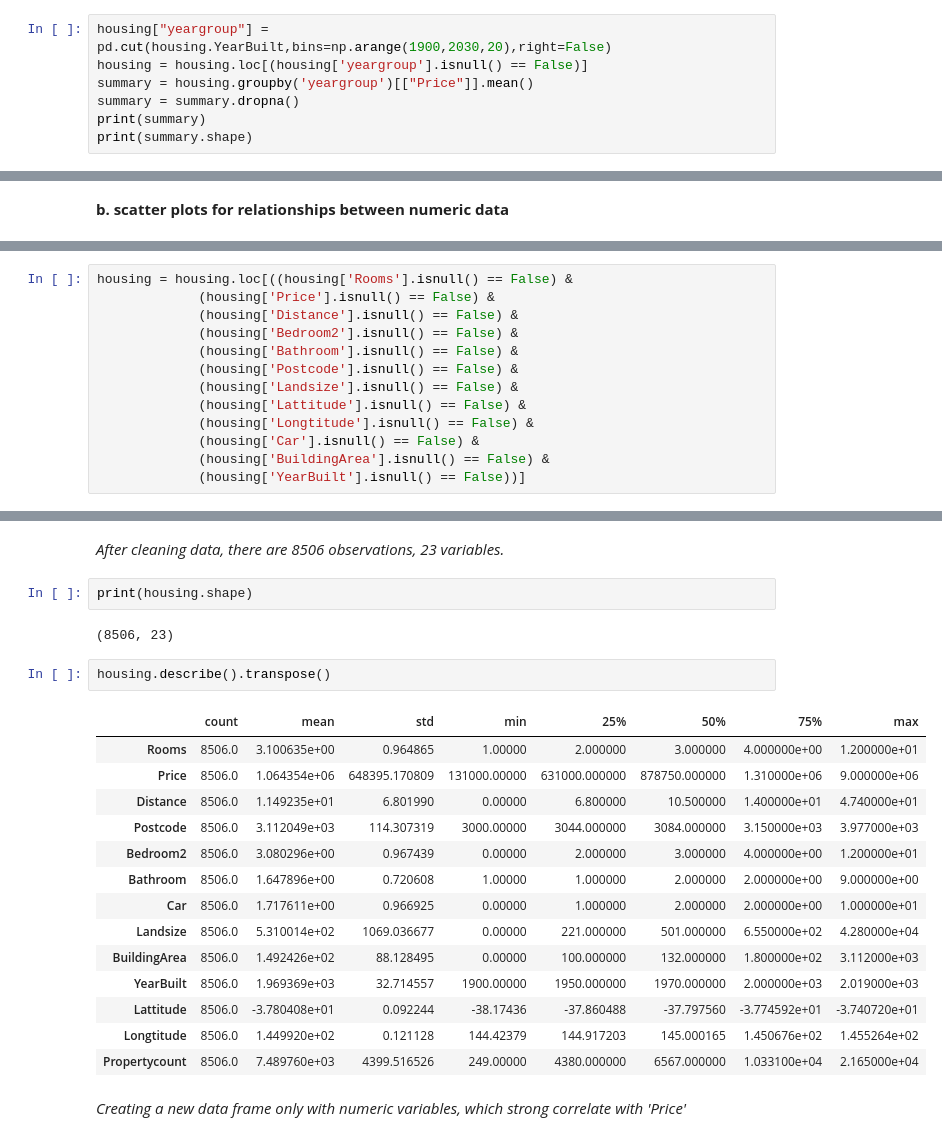
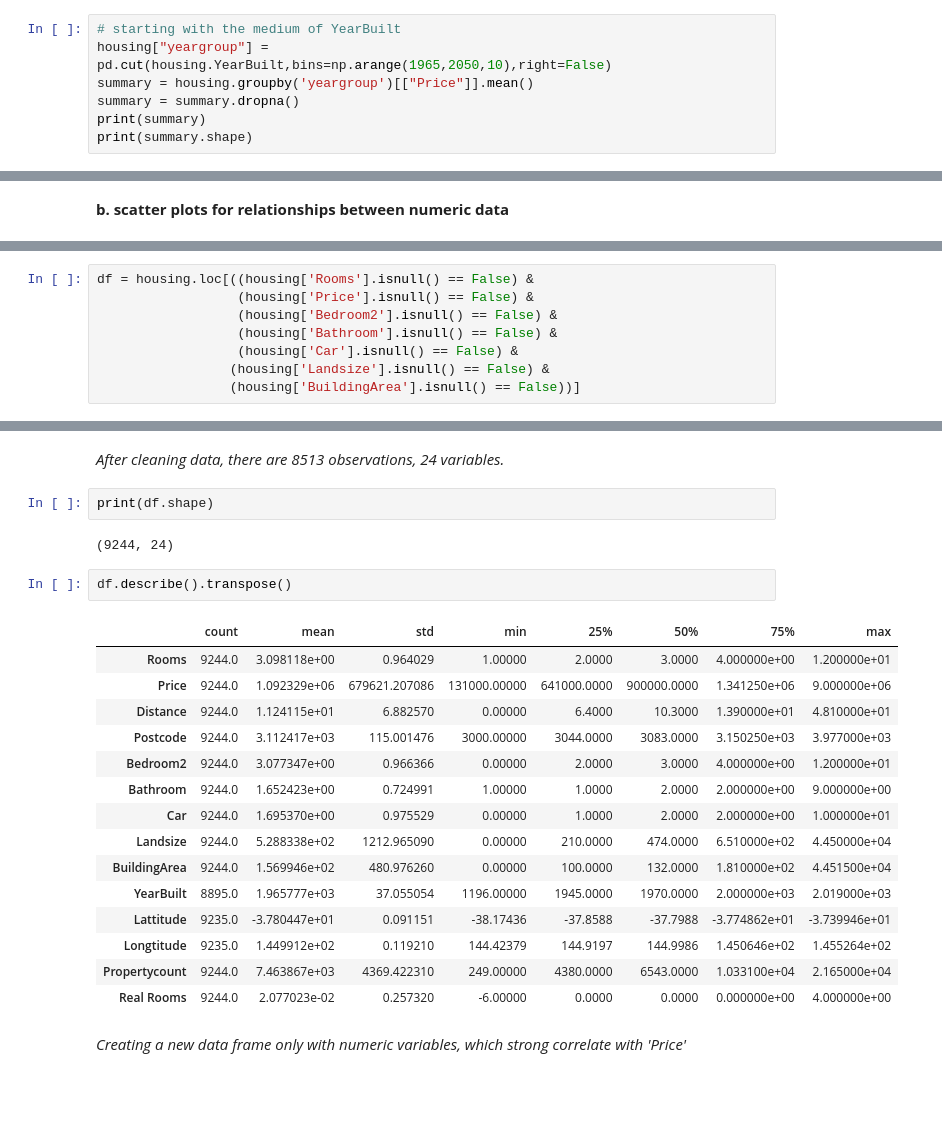
Before and after one commit to HuijunYan93/Data-Enthusiast, a Jupyter notebook: First Final Try.ipynb, the cells around one changed output, grey strips where cells are left out. Drawn from its saved outputs; the diff is of its cells as text; blank space fills up the shorter version.

```diff
--- a/First Final Try.ipynb
+++ b/First Final Try.ipynb
@@ -245,6 +261,6 @@ _Creating a new variable: 'yeargroup'_
 # %%
-housing["yeargroup"] = pd.cut(housing.YearBuilt,bins=np.arange(1900,2030,20),right=False)
-housing = housing.loc[(housing['yeargroup'].isnull() == False)]
+# starting with the medium of YearBuilt
+housing["yeargroup"] = pd.cut(housing.YearBuilt,bins=np.arange(1965,2050,10),right=False)
 summary = housing.groupby('yeargroup')[["Price"]].mean()
 summary = summary.dropna()
 print(summary)
@@ -348,13 +382,8 @@ _As usual, we delete the NA value in some variables, including 'Rooms','Price','
 # %%
-housing = housing.loc[((housing['Rooms'].isnull() == False) &
-             (housing['Price'].isnull() == False) &
-             (housing['Distance'].isnull() == False) &
-             (housing['Bedroom2'].isnull() == False) &
-             (housing['Bathroom'].isnull() == False) &
-             (housing['Postcode'].isnull() == False) &
-             (housing['Landsize'].isnull() == False) &
-             (housing['Lattitude'].isnull() == False) &
-             (housing['Longtitude'].isnull() == False) &
-             (housing['Car'].isnull() == False) &
-             (housing['BuildingArea'].isnull() == False) &
-             (housing['YearBuilt'].isnull() == False))]
+df = housing.loc[((housing['Rooms'].isnull() == False) &
+                  (housing['Price'].isnull() == False) &
+                  (housing['Bedroom2'].isnull() == False) &
+                  (housing['Bathroom'].isnull() == False) &
+                  (housing['Car'].isnull() == False) &
+                 (housing['Landsize'].isnull() == False) &
+                 (housing['BuildingArea'].isnull() == False))]
@@ -371,26 +410,27 @@ housing.head()
 # %% [markdown]
-_After cleaning data, there are 8506 observations, 23 variables._
+_After cleaning data, there are 8513 observations, 24 variables._
 # %%
-print(housing.shape)
+print(df.shape)
 # %% [output]
-(8506, 23)
+(9244, 24)
 # %%
-housing.describe().transpose()
+df.describe().transpose()
 # %% [output]
 |  | count | mean | std | min | 25% | 50% | 75% | max |
-| Rooms | 8506.0 | 3.100635e+00 | 0.964865 | 1.00000 | 2.000000 | 3.000000 | 4.000000e+00 | 1.200000e+01 |
-| Price | 8506.0 | 1.064354e+06 | 648395.170809 | 131000.00000 | 631000.000000 | 878750.000000 | 1.310000e+06 | 9.000000e+06 |
-| Distance | 8506.0 | 1.149235e+01 | 6.801990 | 0.00000 | 6.800000 | 10.500000 | 1.400000e+01 | 4.740000e+01 |
-| Postcode | 8506.0 | 3.112049e+03 | 114.307319 | 3000.00000 | 3044.000000 | 3084.000000 | 3.150000e+03 | 3.977000e+03 |
-| Bedroom2 | 8506.0 | 3.080296e+00 | 0.967439 | 0.00000 | 2.000000 | 3.000000 | 4.000000e+00 | 1.200000e+01 |
-| Bathroom | 8506.0 | 1.647896e+00 | 0.720608 | 1.00000 | 1.000000 | 2.000000 | 2.000000e+00 | 9.000000e+00 |
-| Car | 8506.0 | 1.717611e+00 | 0.966925 | 0.00000 | 1.000000 | 2.000000 | 2.000000e+00 | 1.000000e+01 |
-| Landsize | 8506.0 | 5.310014e+02 | 1069.036677 | 0.00000 | 221.000000 | 501.000000 | 6.550000e+02 | 4.280000e+04 |
-| BuildingArea | 8506.0 | 1.492426e+02 | 88.128495 | 0.00000 | 100.000000 | 132.000000 | 1.800000e+02 | 3.112000e+03 |
-| YearBuilt | 8506.0 | 1.969369e+03 | 32.714557 | 1900.00000 | 1950.000000 | 1970.000000 | 2.000000e+03 | 2.019000e+03 |
-| Lattitude | 8506.0 | -3.780408e+01 | 0.092244 | -38.17436 | -37.860488 | -37.797560 | -3.774592e+01 | -3.740720e+01 |
-| Longtitude | 8506.0 | 1.449920e+02 | 0.121128 | 144.42379 | 144.917203 | 145.000165 | 1.450676e+02 | 1.455264e+02 |
-| Propertycount | 8506.0 | 7.489760e+03 | 4399.516526 | 249.00000 | 4380.000000 | 6567.000000 | 1.033100e+04 | 2.165000e+04 |
+| Rooms | 9244.0 | 3.098118e+00 | 0.964029 | 1.00000 | 2.0000 | 3.0000 | 4.000000e+00 | 1.200000e+01 |
+| Price | 9244.0 | 1.092329e+06 | 679621.207086 | 131000.00000 | 641000.0000 | 900000.0000 | 1.341250e+06 | 9.000000e+06 |
+| Distance | 9244.0 | 1.124115e+01 | 6.882570 | 0.00000 | 6.4000 | 10.3000 | 1.390000e+01 | 4.810000e+01 |
+| Postcode | 9244.0 | 3.112417e+03 | 115.001476 | 3000.00000 | 3044.0000 | 3083.0000 | 3.150250e+03 | 3.977000e+03 |
+| Bedroom2 | 9244.0 | 3.077347e+00 | 0.966366 | 0.00000 | 2.0000 | 3.0000 | 4.000000e+00 | 1.200000e+01 |
+| Bathroom | 9244.0 | 1.652423e+00 | 0.724991 | 1.00000 | 1.0000 | 2.0000 | 2.000000e+00 | 9.000000e+00 |
+| Car | 9244.0 | 1.695370e+00 | 0.975529 | 0.00000 | 1.0000 | 2.0000 | 2.000000e+00 | 1.000000e+01 |
+| Landsize | 9244.0 | 5.288338e+02 | 1212.965090 | 0.00000 | 210.0000 | 474.0000 | 6.510000e+02 | 4.450000e+04 |
+| BuildingArea | 9244.0 | 1.569946e+02 | 480.976260 | 0.00000 | 100.0000 | 132.0000 | 1.810000e+02 | 4.451500e+04 |
+| YearBuilt | 8895.0 | 1.965777e+03 | 37.055054 | 1196.00000 | 1945.0000 | 1970.0000 | 2.000000e+03 | 2.019000e+03 |
+| Lattitude | 9235.0 | -3.780447e+01 | 0.091151 | -38.17436 | -37.8588 | -37.7988 | -3.774862e+01 | -3.739946e+01 |
+| Longtitude | 9235.0 | 1.449912e+02 | 0.119210 | 144.42379 | 144.9197 | 144.9986 | 1.450646e+02 | 1.455264e+02 |
+| Propertycount | 9244.0 | 7.463867e+03 | 4369.422310 | 249.00000 | 4380.0000 | 6543.0000 | 1.033100e+04 | 2.165000e+04 |
+| Real Rooms | 9244.0 | 2.077023e-02 | 0.257320 | -6.00000 | 0.0000 | 0.0000 | 0.000000e+00 | 4.000000e+00 |
 # %% [markdown]
 _Creating a new data frame only with numeric variables, which strong correlate with 'Price'_
 # %%
```
Also changed, not shown: parts of 58 cells of this notebook.
